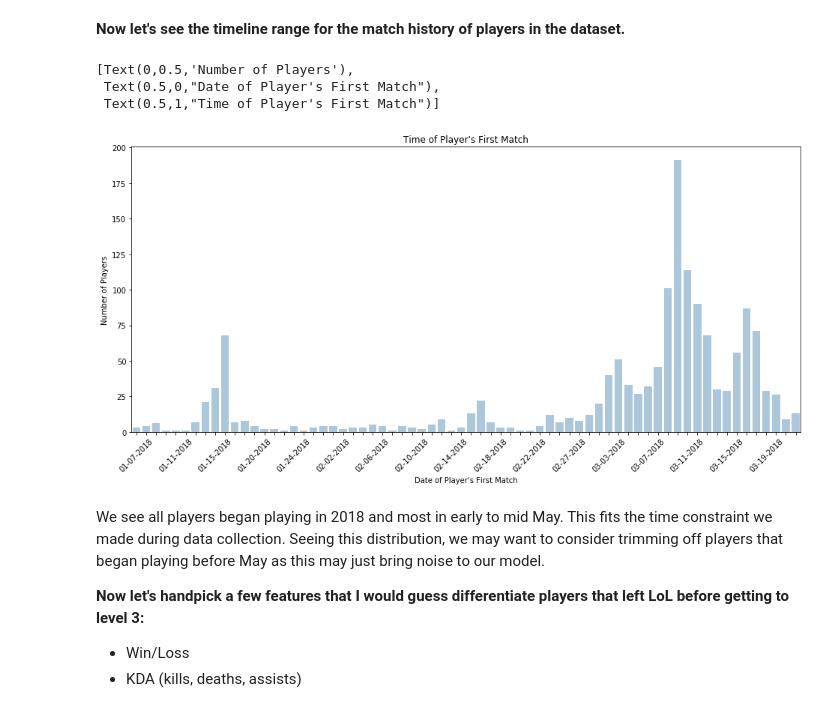
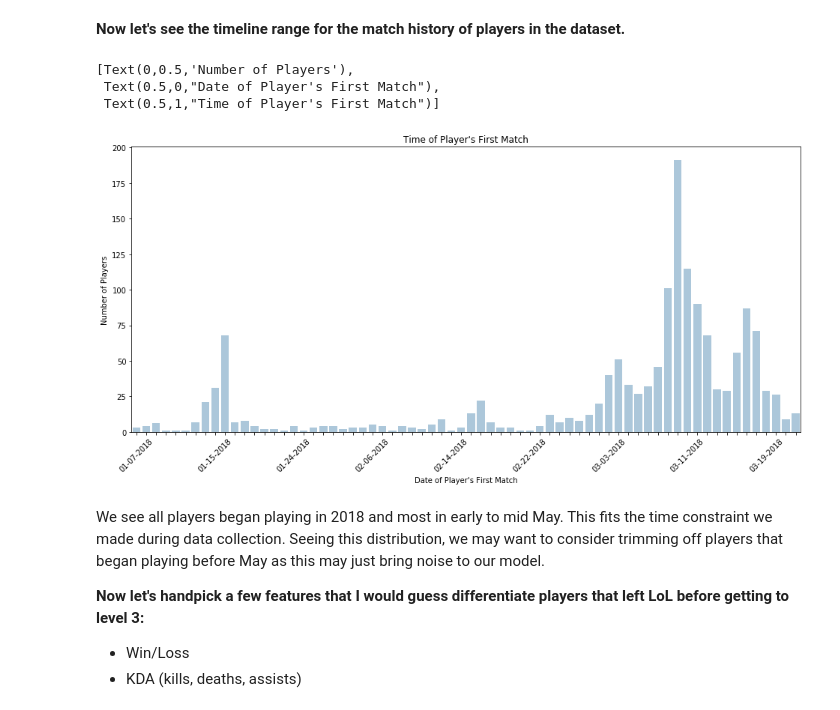
Before and after one commit to dskarbrevik/League-of-Legends-Churn-Prediction, a Jupyter notebook: LoL Churn Predictor [Part 2 - Data Cleaning and EDA].ipynb, the cells around one changed output. Cells and saved outputs as stored; diff of their text form; code cells hidden in the pictures.

```diff
--- a/LoL Churn Predictor [Part 2 - Data Cleaning and EDA].ipynb
+++ b/LoL Churn Predictor [Part 2 - Data Cleaning and EDA].ipynb
@@ -395,23 +395,23 @@ Of course we see that players are only levels 1-5 as we required during the data
 # %%
 # create time dataframe
 years = [arrow.get(x).format('MM-DD-YYYY') for x in df['first_match_time']]
 df_match_creation = pd.DataFrame.from_dict(Counter(years), orient='index').reset_index()
 df_match_creation = df_match_creation.rename(columns={'index':'time', 0:'count'})
 df_match_creation = df_match_creation.sort_values(by="time")
 
 # plot time dataframe as bar plot
 #pal = sns.color_palette("Blues_d", len(df_match_creation))
 plt.figure(figsize=(16,7))
 ax = sns.barplot(x='time', y='count', data=df_match_creation, color="#a5c8e1")
 
-[l.set_visible(False) for (i,l) in enumerate(ax.xaxis.get_ticklabels()) if i % 4 != 0]
+[l.set_visible(False) for (i,l) in enumerate(ax.xaxis.get_ticklabels()) if i % 8 != 0]
 ax.set_xticklabels(ax.get_xticklabels(),rotation=45)
 ax.set(title="Time of Player's First Match", xlabel="Date of Player's First Match", ylabel="Number of Players")
 # %% [output]
 [Text(0,0.5,'Number of Players'),
  Text(0.5,0,"Date of Player's First Match"),
  Text(0.5,1,"Time of Player's First Match")]
-[figure, old version]
+[figure, new version]
 # %% [markdown]
 We see all players began playing in 2018 and most in early to mid May. This fits the time constraint we made during data collection. Seeing this distribution, we may want to consider trimming off players that began playing before May as this may just bring noise to our model.
 
```
Also changed, not shown: 2 other files.
